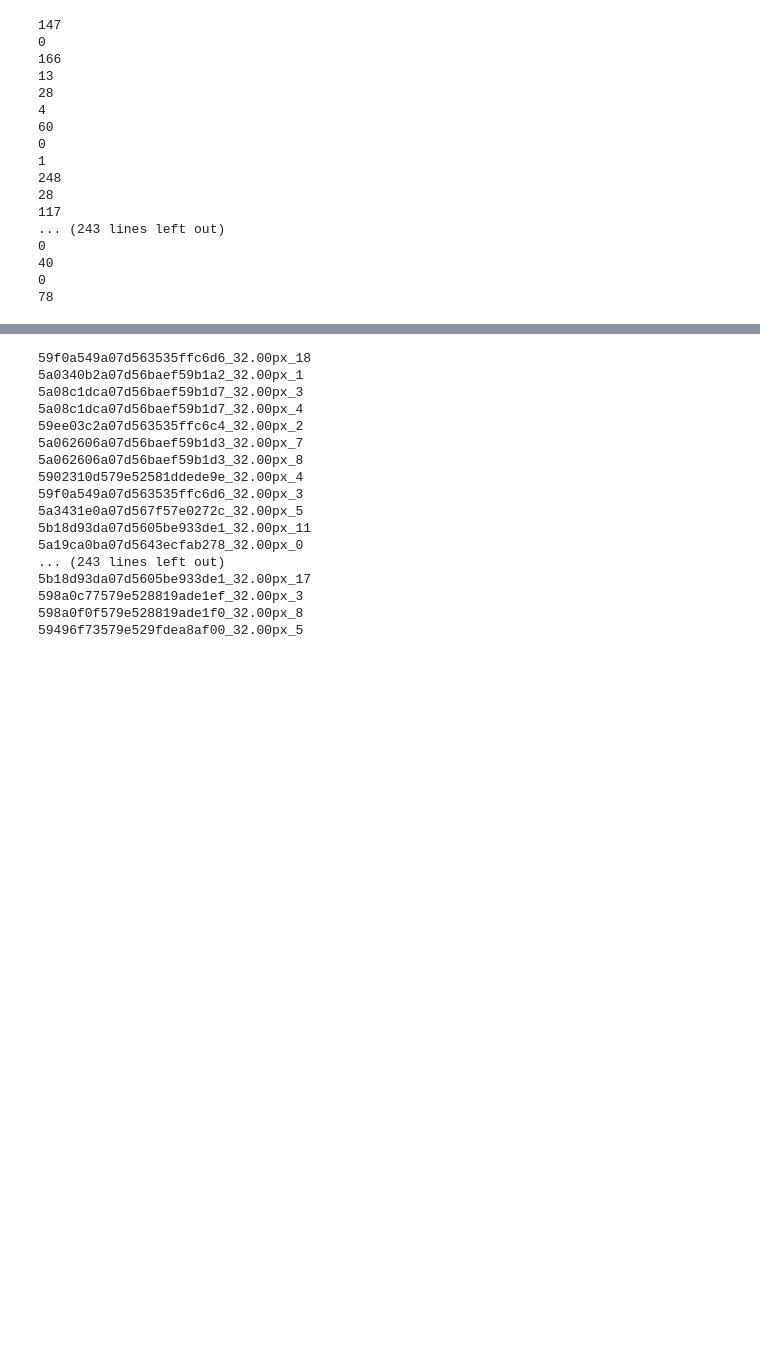
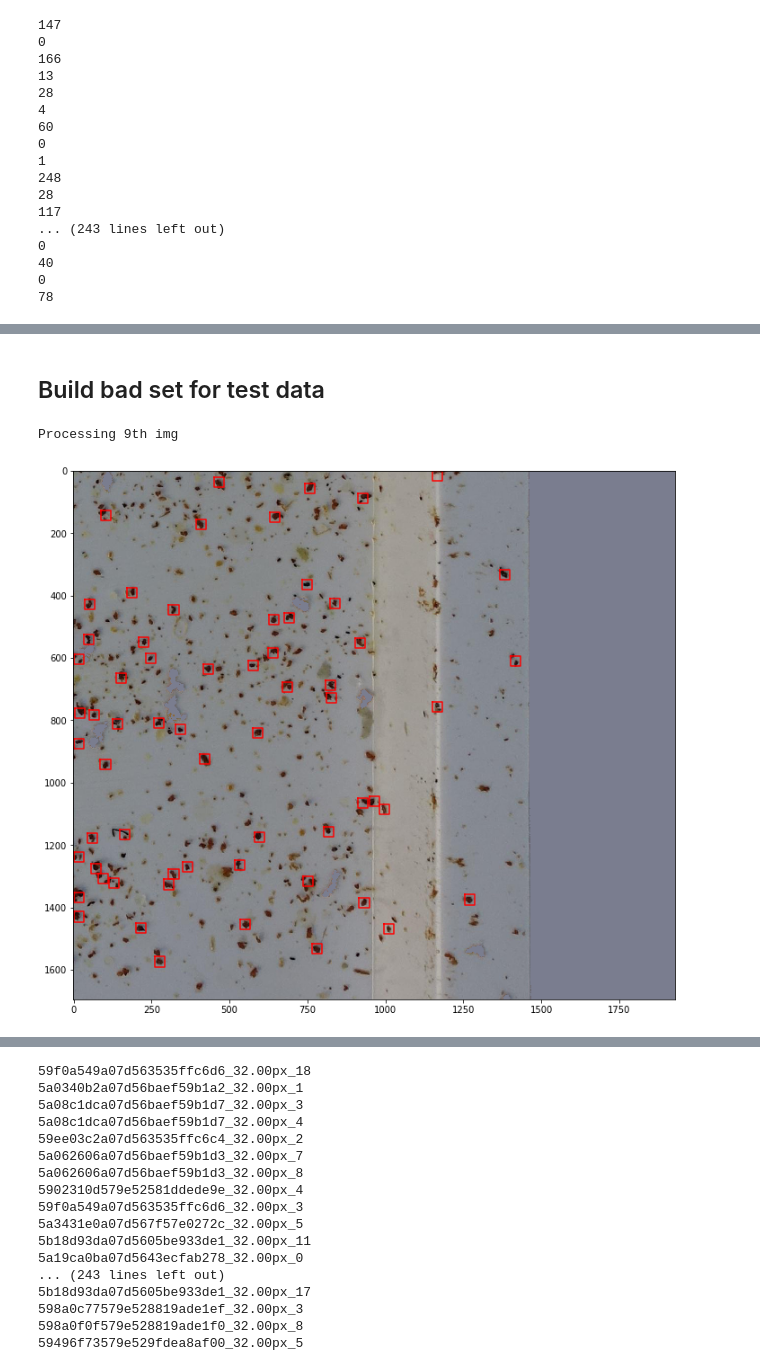
Before and after one commit to lchenbb/Image-Analysis-and-Pattern-Recognition, a Jupyter notebook: project/special_project.ipynb, the cells around one changed output, grey strips where cells are left out. Saved outputs shown, nothing was run; the diff lists cells and outputs as text; code cells hidden in the pictures; blank space fills up the shorter version.

```diff
--- a/project/special_project.ipynb
+++ b/project/special_project.ipynb
@@ -1833,2 +1356,0 @@ def get_false_positive_crops(pred_positive_windows, gt_windows, img, thrs = 0.2)
-# %%
-crops, windows = get_false_positive_crops(filtered_windows, test_windows, test_img)
@@ -1966,0 +1698,9 @@ for window in windows:
+# %%
+adam = Adam()
+cnnmodel.compile(loss = 'binary_crossentropy',
+             optimizer = adam,
+             metrics = ['accuracy'])
+cnnhistory = cnnmodel.fit(train_set, np.expand_dims(np.expand_dims(train_label,axis=1),axis=2),
+         epochs = 20,
+         batch_size = 100,
+         validation_split = .3,shuffle=True)
@@ -2045,0 +1881,7 @@ filenames[0][: len(filenames[0]) - 4]
+# %%
+# Get imgs unconfident
+bad_imgs = [10, 13, 17, 18, 20, 22, 27, 28, 32, 37, 41, 43, 44, 45, 48, 50, 56, 57, 58, 59, 61,
+           62, 65, 67, 68, 71, 78, 83, 86, 87, 88, 90, 91, 93, 94, 99, 100, 101, 106, 107, 109,
+           111, 114, 116, 118, 121, 123, 124, 126, 135, 138, 143, 145, 146, 148, 151, 153, 154,
+           155, 158, 172, 179, 180, 187, 196, 198, 208, 212, 215, 218, 222, 223, 224, 228, 230,
+           231, 233, 238, 239, 241, 245, 246, 247, 249, 252, 253, 256]
@@ -2081,0 +1976,2 @@ Processing 258th img
+# %% [markdown]
+## Build bad set for test data
@@ -2081,0 +1980,35 @@ Processing 258th img
+# %%
+filenames = os.listdir('../data/project-data/images/test')
+# %%
+i = 9
+
+print(f'Processing {i}th img')
+
+filename = filenames[i]
+
+# Get prefix
+prefix = filename[: len(filename) - 4]
+
+# Get img
+img = skimage.io.imread(f'../data/project-data/images/test/{filename}')
+
+img = remove_black(img)
+
+# plt.imshow(img)
+
+# Predict windows
+windows = detect_by_svc(img)
+
+# Store (prefix, windows) pair
+# pred_dict[prefix] = windows
+
+
+plt.rcParams['figure.figsize'] = (12, 12)
+plt.imshow(img)
+
+for window in windows:
+
+    plot_window(window, c = 'red')
+# %% [output]
+Processing 9th img
+[figure, added]
```
Also changed, not shown: parts of 210 cells of this notebook.
